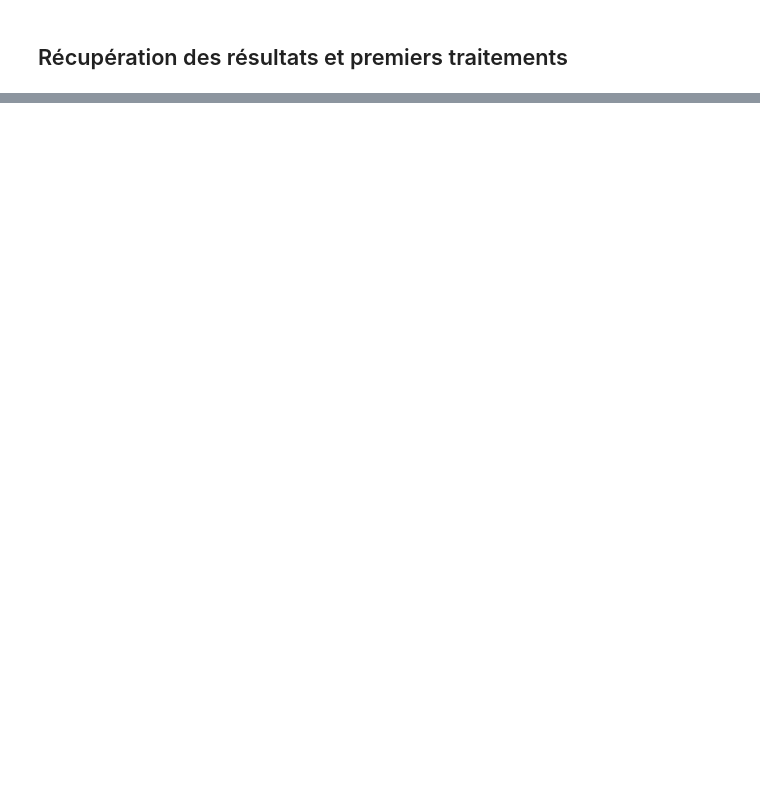
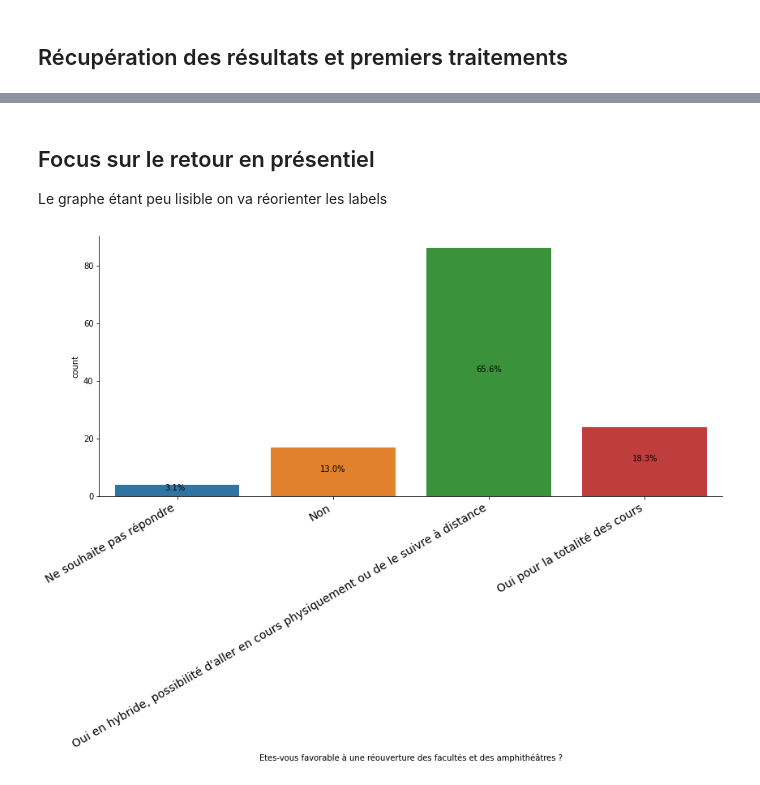
Before and after one commit to IP7/R-sultats-sondages, a Jupyter notebook: Etu-SituationSanitaire/Les étudiant(e)s d'informatique face à la situation sanitaire.ipynb, the cells around one changed output, grey strips where cells are left out. Saved outputs shown, nothing was run; the diff lists cells and outputs as text; code cells hidden in the pictures; blank space fills up the shorter version.

```diff
--- a/Etu-SituationSanitaire/Les étudiant(e)s d'informatique face à la situation sanitaire.ipynb
+++ b/Etu-SituationSanitaire/Les étudiant(e)s d'informatique face à la situation sanitaire.ipynb
@@ -212,0 +259,23 @@ data
+# %%
+def perc_hue(plot, feature, hue):
+    numCat = data[feature].nunique()
+    numHue = data[hue].nunique()
+    patch = [p for p in plot.ax.patches]
+
+    a = [p.get_height() for p in patch]
+
+    for i in range(numCat):
+        total = data[feature].value_counts(sort=False).values[i]
+        for j in range(numHue):
+            percentage = '{:.1f}%'.format(100 * a[(j*numCat + i)]/total)
+            x = patch[(j*numCat + i)].get_x() + patch[(j*numCat + i)].get_width() / 2 - 0.08
+            y = patch[(j*numCat + i)].get_y() + patch[(j*numCat + i)].get_height() /2
+            plot.ax.annotate(percentage, (x, y), size = 12, color='black')
+
+def perc_no_hue(plot, feature):
+    total = len(data[i])
+    for p in plot.ax.patches:
+        percentage = '{:.1f}%'.format(100 * p.get_height()/total)
+        x = p.get_x() + p.get_width() /2 - 0.08
+        y = p.get_y() + p.get_height()/2
+        plot.ax.annotate(percentage, (x, y), color='black')
@@ -212,0 +340,11 @@ data
+# %% [markdown]
+## Focus sur le retour en présentiel
+
+Le graphe étant peu lisible on va réorienter les labels
+# %%
+labels = ["Ne souhaite pas répondre","Non","Oui en hybride, possibilité d'aller en cours physiquement ou de le suivre à distance","Oui pour la totalité des cours"]
+cat = sns.catplot(x="Etes-vous favorable à une réouverture des facultés et des amphithéâtres ?", kind="count", data=data, aspect = 9/4)
+cat.set_xticklabels(labels, fontsize=14, rotation=30, ha= 'right');
+perc_no_hue(cat, "Etes-vous favorable à une réouverture des facultés et des amphithéâtres ?" )
+# %% [output]
+[figure, added]
```
Also changed, not shown: parts of 14 cells of this notebook, 1 other file.
